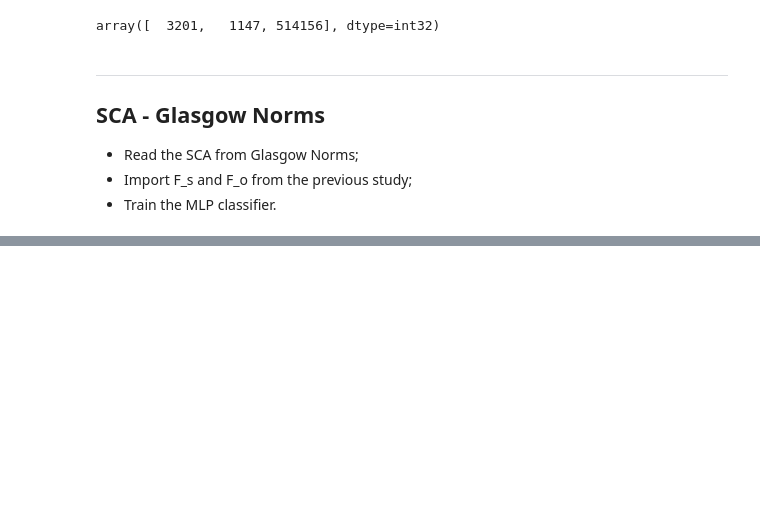
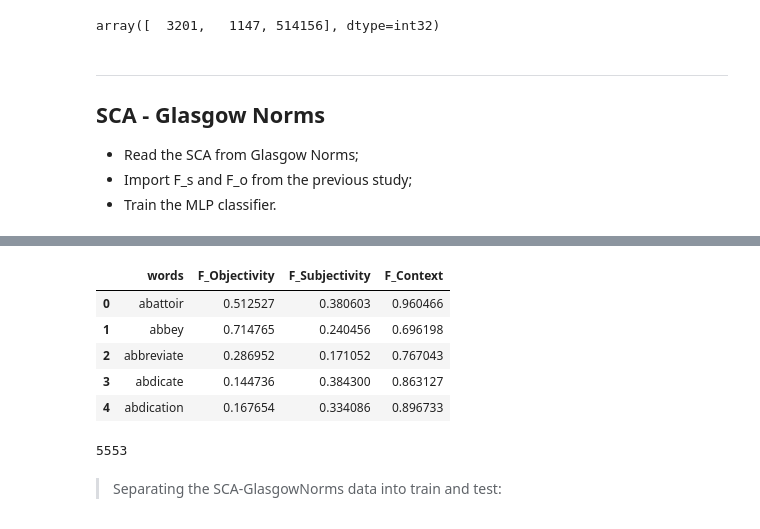
Before and after one commit to tbnsilveira/semantic_classifier, a Jupyter notebook: source/Exp_05a_WordEmbedding.ipynb, the cells around one changed output, grey strips where cells are left out. Cells and saved outputs as stored; diff of their text form; code cells hidden in the pictures; blank space fills up the shorter version.

```diff
--- a/source/Exp_05a_WordEmbedding.ipynb
+++ b/source/Exp_05a_WordEmbedding.ipynb
@@ -282,0 +104,10 @@ data_sick[data_sick['sentence_A'].str.contains(' love', case=False)]
+# %%
+df_factors = pd.read_csv('../data/df_factors.csv', sep=';')
+df_factors.head()
+# %% [output]
+|  | words | F_Objectivity | F_Subjectivity | F_Context |
+| 0 | abattoir | 0.512527 | 0.380603 | 0.960466 |
+| 1 | abbey | 0.714765 | 0.240456 | 0.696198 |
+| 2 | abbreviate | 0.286952 | 0.171052 | 0.767043 |
+| 3 | abdicate | 0.144736 | 0.384300 | 0.863127 |
+| 4 | abdication | 0.167654 | 0.334086 | 0.896733 |
@@ -282,0 +118,6 @@ data_sick[data_sick['sentence_A'].str.contains(' love', case=False)]
+# %%
+len(SCA_embedding_rows)
+# %% [output]
+5553
+# %% [markdown]
+> Separating the SCA-GlasgowNorms data into train and test:
```
Also changed, not shown: parts of 30 cells of this notebook.
